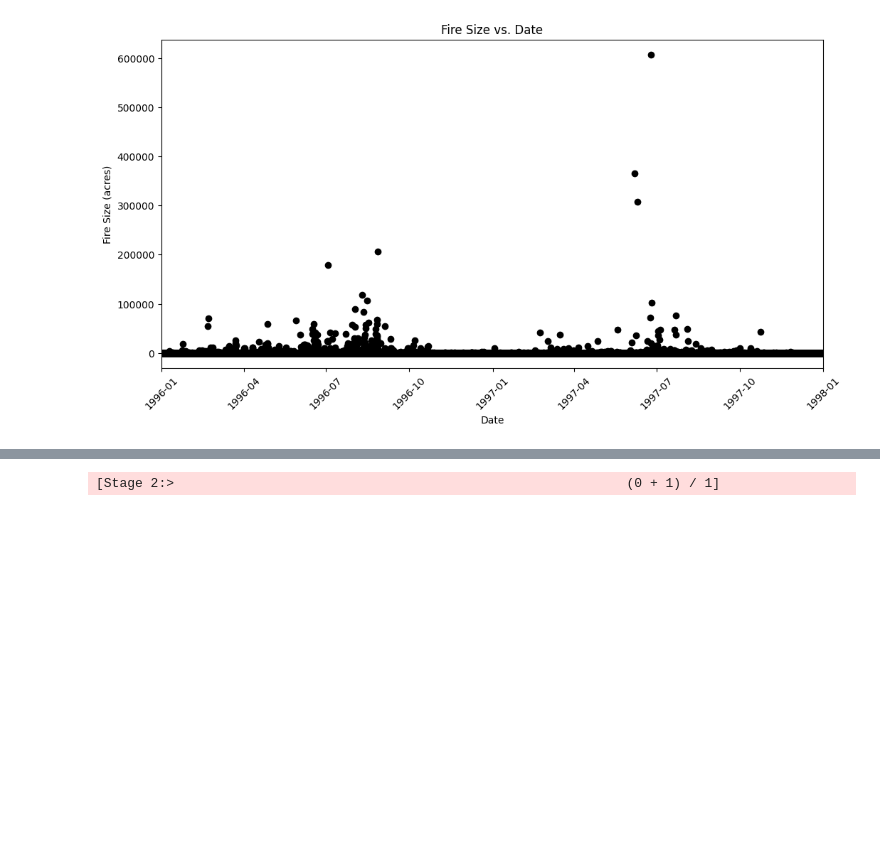
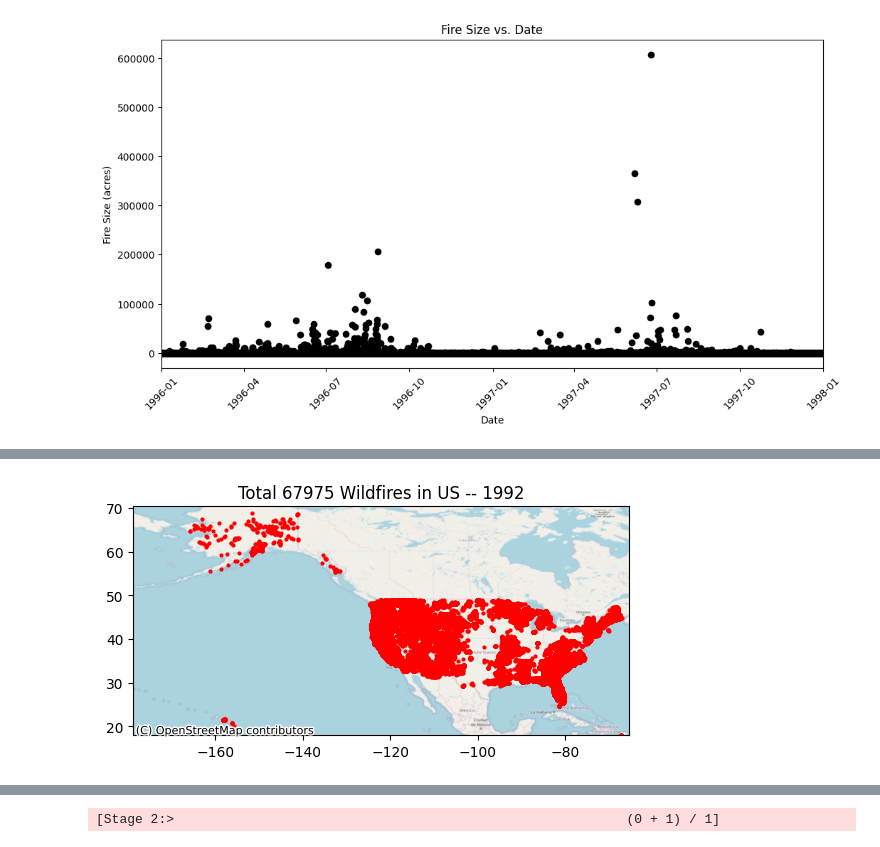
Before and after one commit to DanialArab/Geospatial_Data_Science, a Jupyter notebook: My GIS Projects/2. Exploratory Data Analysis on US Wildfires/EDA on 1.88 Million US Wildfires.ipynb, the cells around one changed output, grey strips where cells are left out. Cells and saved outputs as stored; diff of their text form; code cells hidden in the pictures; blank space fills up the shorter version.

```diff
--- a/My GIS Projects/2. Exploratory Data Analysis on US Wildfires/EDA on 1.88 Million US Wildfires.ipynb
+++ b/My GIS Projects/2. Exploratory Data Analysis on US Wildfires/EDA on 1.88 Million US Wildfires.ipynb
@@ -1063,0 +1107,4 @@ df.select('STATE', 'date').filter(df['FIRE_YEAR'] == 2015).filter(df['STATE'] ==
+# %%
+plotter_5(df, 1992)
+# %% [output]
+[figure, added]
```
Also changed, not shown: parts of 37 cells of this notebook, 1 other file.
